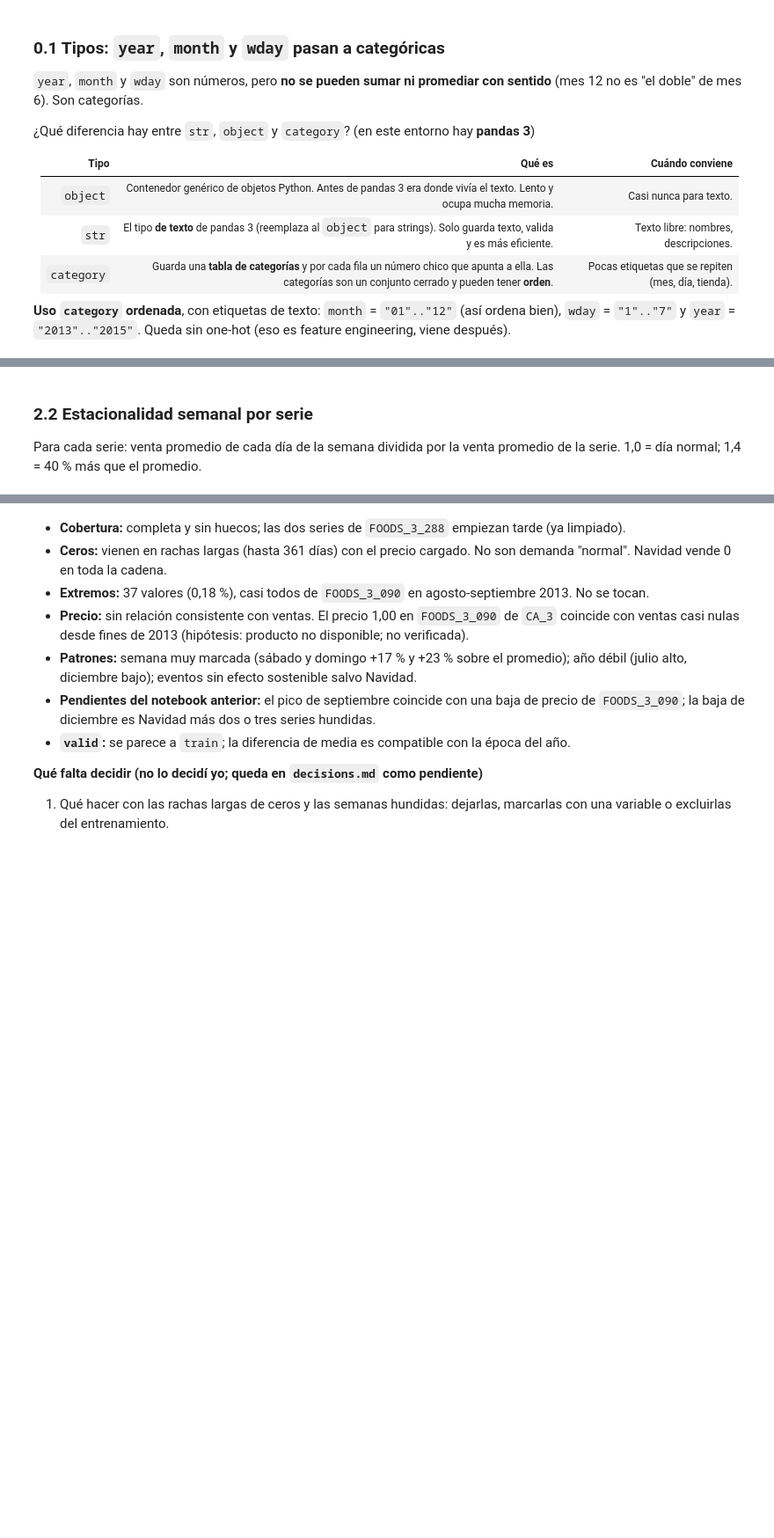
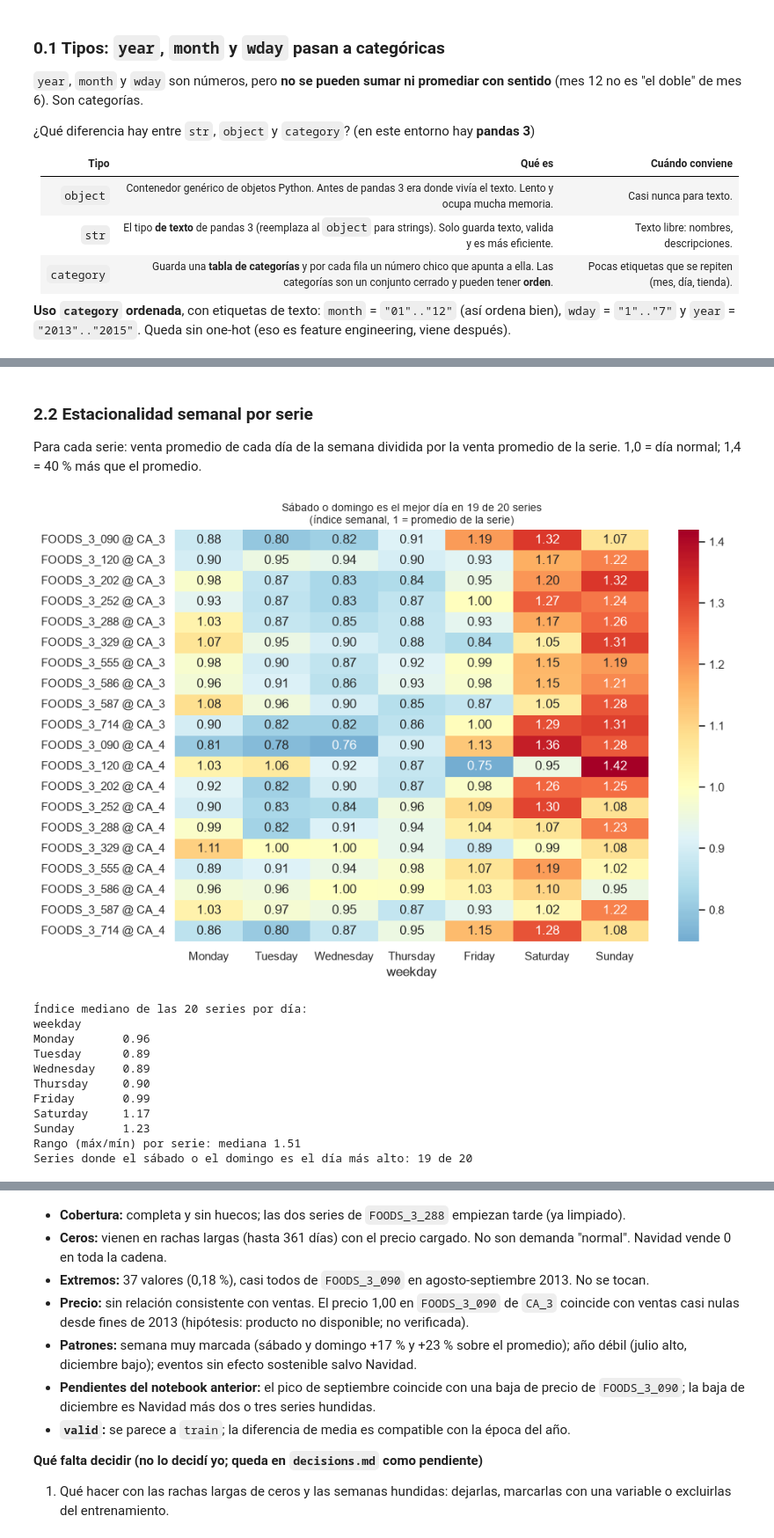
Before and after one commit to agus-chaud/forecasting-retail, a Jupyter notebook: 03_notebooks/03_Calidad_Datos_EDA.ipynb, the cells around one changed output, grey strips where cells are left out. Shown at 88% size. Cells and saved outputs as stored; diff of their text form; code cells hidden in the pictures; blank space fills up the shorter version.

```diff
--- a/03_notebooks/03_Calidad_Datos_EDA.ipynb
+++ b/03_notebooks/03_Calidad_Datos_EDA.ipynb
@@ -432,25 +737,41 @@ tend.sort_values("cambio_%").round(1)
 # %% [markdown]
+<a id="sec-2-2"></a>
+
 ### 2.2 Estacionalidad semanal por serie
 Para cada serie: venta promedio de cada día de la semana dividida por la venta promedio de la serie. 1,0 = día normal; 1,4 = 40 % más que el promedio.
 # %%
 ORDEN_DIAS = ["Monday", "Tuesday", "Wednesday", "Thursday", "Friday", "Saturday", "Sunday"]
 
 
 def indice_semanal(df, clave=CLAVE_SERIE, col_ventas=COL_VENTAS):
     """Venta media por día de la semana / venta media de la serie."""
     por_dia = df.groupby(clave + ["weekday"], observed=True)[col_ventas].mean().unstack("weekday")[ORDEN_DIAS]
     return por_dia.div(df.groupby(clave, observed=True)[col_ventas].mean(), axis=0)
 
 
 idx_sem = indice_semanal(train)
 idx_sem.index = [f"{i[1]} @ {i[0]}" for i in idx_sem.index]
 
 fig, ax = plt.subplots(figsize=(10, 7))
 sns.heatmap(idx_sem, annot=True, fmt=".2f", cmap="RdYlBu_r", center=1, ax=ax)
-ax.set_title("Índice semanal (1 = promedio de la serie)")
+n_finde = int(idx_sem.idxmax(axis=1).isin(["Saturday", "Sunday"]).sum())
+ax.set_title(f"Sábado o domingo es el mejor día en {n_finde} de {len(idx_sem)} series\n(índice semanal, 1 = promedio de la serie)", fontsize=10)
 plt.show()
 print("Índice mediano de las 20 series por día:")
 print(idx_sem.median().round(2).to_string())
 print("Rango (máx/mín) por serie: mediana", round((idx_sem.max(axis=1) / idx_sem.min(axis=1)).median(), 2))
-print("Series donde el sábado o el domingo es el día más alto:", int(idx_sem.idxmax(axis=1).isin(["Saturday", "Sunday"]).sum()), "de", len(idx_sem))
+print("Series donde el sábado o el domingo es el día más alto:", n_finde, "de", len(idx_sem))
+# %% [output]
+[figure, added]
+Índice mediano de las 20 series por día:
+weekday
+Monday       0.96
+Tuesday      0.89
+Wednesday    0.89
+Thursday     0.90
+Friday       0.99
+Saturday     1.17
+Sunday       1.23
+Rango (máx/mín) por serie: mediana 1.51
+Series donde el sábado o el domingo es el día más alto: 19 de 20
 # %% [markdown]
```
Also changed, not shown: parts of 62 cells of this notebook.
